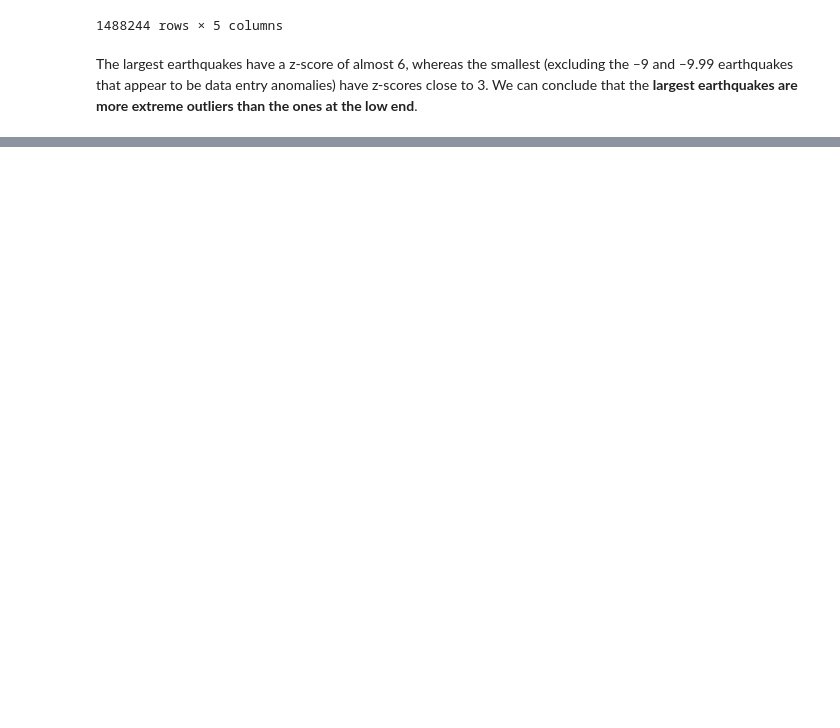
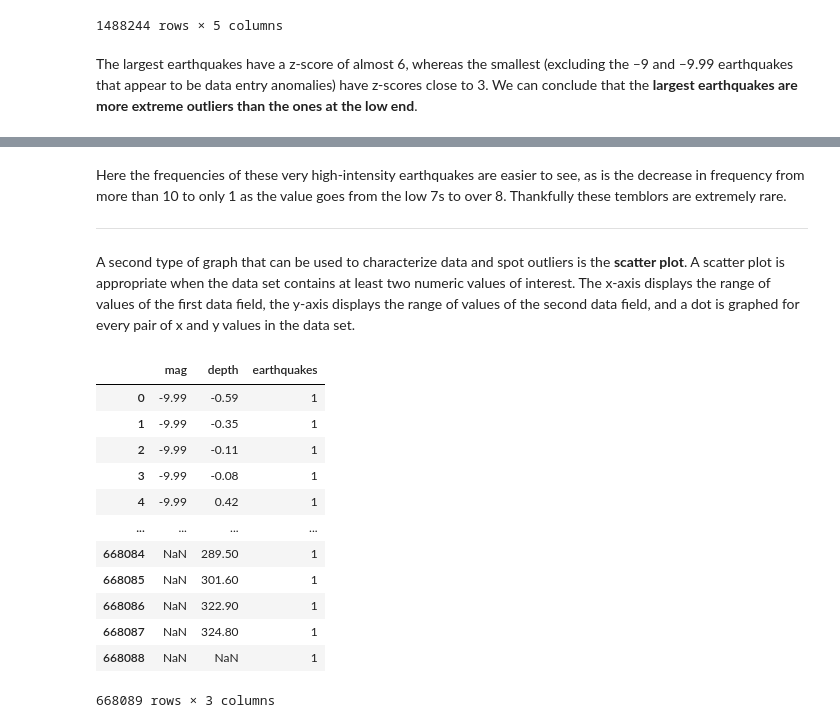
Before and after one commit to mittwoch09/Today-I-Learned, a Jupyter notebook: DataAnalysis/AnomalyDetection/anomaly-detection.ipynb, the cells around one changed output, grey strips where cells are left out. Saved outputs shown, nothing was run; the diff lists cells and outputs as text; code cells hidden in the pictures; blank space fills up the shorter version.

```diff
--- a/DataAnalysis/AnomalyDetection/anomaly-detection.ipynb
+++ b/DataAnalysis/AnomalyDetection/anomaly-detection.ipynb
@@ -349,0 +384,30 @@ The largest earthquakes have a z-score of almost 6, whereas the smallest (exclud
+# %% [markdown]
+Here the frequencies of these very high-intensity earthquakes are easier to see, as is the decrease in frequency from more than 10 to only 1 as the value goes from the low 7s to over 8. Thankfully these temblors are extremely rare.
+
+---
+# %% [markdown]
+A second type of graph that can be used to characterize data and spot outliers is the **scatter plot**. A scatter plot is appropriate when the data set contains at least two numeric values of interest. The x-axis displays the range of values of the first data field, the y-axis displays the range of values of the second data field, and a dot is graphed for every pair of x and y values in the data set.
+# %%
+query_13 = """
+        SELECT mag, depth
+            ,count(*) as earthquakes
+        FROM earthquakes
+        GROUP BY 1,2
+        ORDER BY 1,2
+        """
+
+select(query_13)
+# %% [output]
+|  | mag | depth | earthquakes |
+| 0 | -9.99 | -0.59 | 1 |
+| 1 | -9.99 | -0.35 | 1 |
+| 2 | -9.99 | -0.11 | 1 |
+| 3 | -9.99 | -0.08 | 1 |
+| 4 | -9.99 | 0.42 | 1 |
+| ... | ... | ... | ... |
+| 668084 | NaN | 289.50 | 1 |
+| 668085 | NaN | 301.60 | 1 |
+| 668086 | NaN | 322.90 | 1 |
+| 668087 | NaN | 324.80 | 1 |
+| 668088 | NaN | NaN | 1 |
+668089 rows × 3 columns
```
Also changed, not shown: parts of 41 cells of this notebook.
